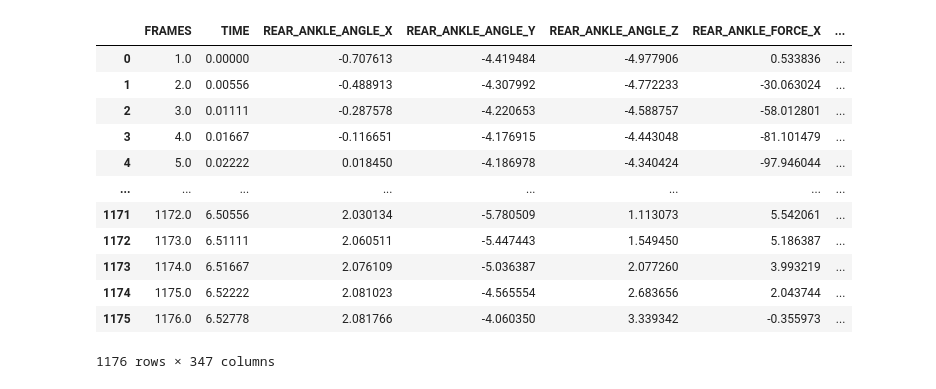
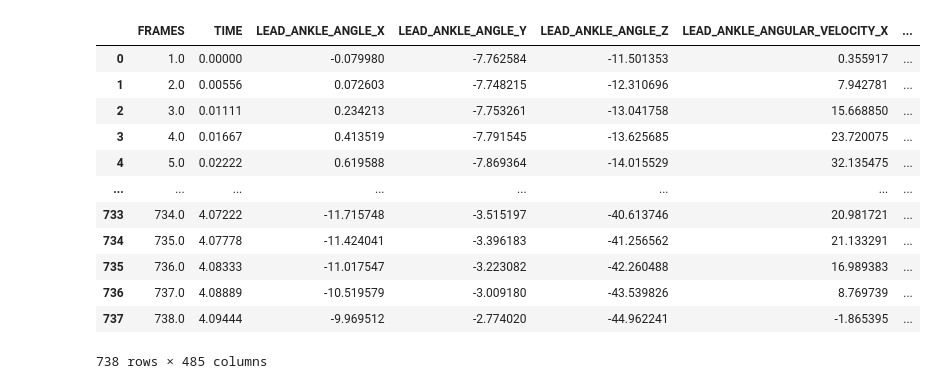
Before and after one commit to parkdragonstone/BaseBall-Report-Dashboard, a Jupyter notebook: test.ipynb, the cells around one changed output. Cells and saved outputs as stored; diff of their text form; code cells hidden in the pictures.

```diff
--- a/test.ipynb
+++ b/test.ipynb
@@ -271,16 +288,16 @@ kinematic_sq['Speed Gain'] = kinematic_sq['Speed Gain'].apply(lambda x: str(x) i
-# %%
-kine
-# %% [output]
-|  | FRAMES | TIME | REAR_ANKLE_ANGLE_X | REAR_ANKLE_ANGLE_Y | REAR_ANKLE_ANGLE_Z | REAR_ANKLE_FORCE_X | ... |
-| 0 | 1.0 | 0.00000 | -0.707613 | -4.419484 | -4.977906 | 0.533836 | ... |
-| 1 | 2.0 | 0.00556 | -0.488913 | -4.307992 | -4.772233 | -30.063024 | ... |
-| 2 | 3.0 | 0.01111 | -0.287578 | -4.220653 | -4.588757 | -58.012801 | ... |
-| 3 | 4.0 | 0.01667 | -0.116651 | -4.176915 | -4.443048 | -81.101479 | ... |
-| 4 | 5.0 | 0.02222 | 0.018450 | -4.186978 | -4.340424 | -97.946044 | ... |
-| ... | ... | ... | ... | ... | ... | ... | ... |
-| 1171 | 1172.0 | 6.50556 | 2.030134 | -5.780509 | 1.113073 | 5.542061 | ... |
-| 1172 | 1173.0 | 6.51111 | 2.060511 | -5.447443 | 1.549450 | 5.186387 | ... |
-| 1173 | 1174.0 | 6.51667 | 2.076109 | -5.036387 | 2.077260 | 3.993219 | ... |
-| 1174 | 1175.0 | 6.52222 | 2.081023 | -4.565554 | 2.683656 | 2.043744 | ... |
-| 1175 | 1176.0 | 6.52778 | 2.081766 | -4.060350 | 3.339342 | -0.355973 | ... |
-1176 rows × 347 columns
+# %%
+kine_filtered
+# %% [output]
+|  | FRAMES | TIME | LEAD_ANKLE_ANGLE_X | LEAD_ANKLE_ANGLE_Y | LEAD_ANKLE_ANGLE_Z | LEAD_ANKLE_ANGULAR_VELOCITY_X | ... |
+| 0 | 1.0 | 0.00000 | -0.079980 | -7.762584 | -11.501353 | 0.355917 | ... |
+| 1 | 2.0 | 0.00556 | 0.072603 | -7.748215 | -12.310696 | 7.942781 | ... |
+| 2 | 3.0 | 0.01111 | 0.234213 | -7.753261 | -13.041758 | 15.668850 | ... |
+| 3 | 4.0 | 0.01667 | 0.413519 | -7.791545 | -13.625685 | 23.720075 | ... |
+| 4 | 5.0 | 0.02222 | 0.619588 | -7.869364 | -14.015529 | 32.135475 | ... |
+| ... | ... | ... | ... | ... | ... | ... | ... |
+| 733 | 734.0 | 4.07222 | -11.715748 | -3.515197 | -40.613746 | 20.981721 | ... |
+| 734 | 735.0 | 4.07778 | -11.424041 | -3.396183 | -41.256562 | 21.133291 | ... |
+| 735 | 736.0 | 4.08333 | -11.017547 | -3.223082 | -42.260488 | 16.989383 | ... |
+| 736 | 737.0 | 4.08889 | -10.519579 | -3.009180 | -43.539826 | 8.769739 | ... |
+| 737 | 738.0 | 4.09444 | -9.969512 | -2.774020 | -44.962241 | -1.865395 | ... |
+738 rows × 485 columns
```
Also changed, not shown: parts of 11 cells of this notebook, 9 other files.
